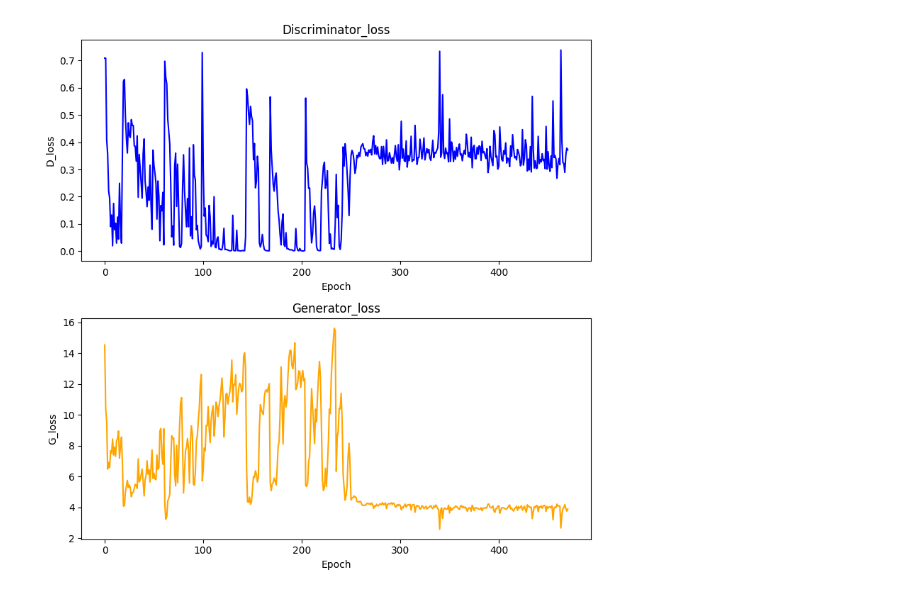
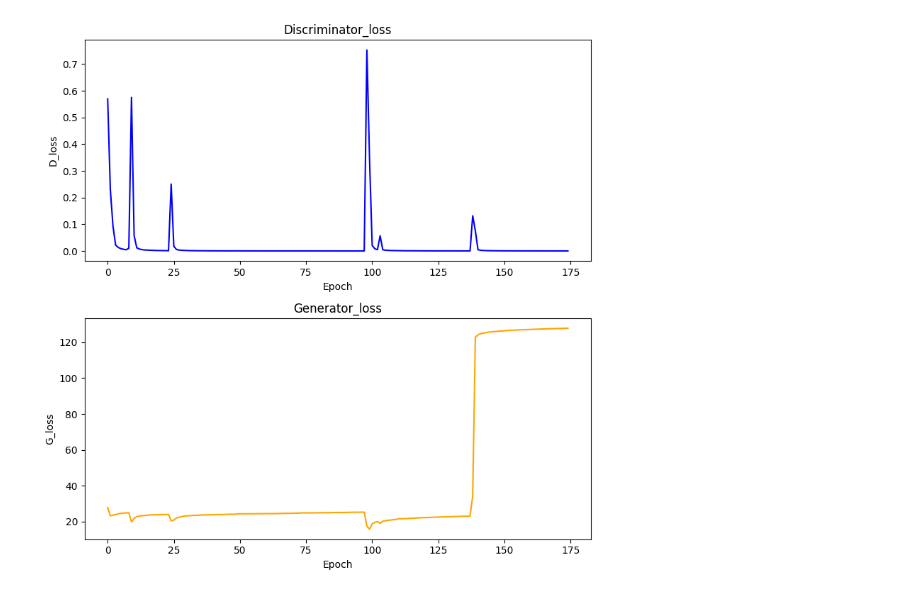
Before and after one commit to SachinPatel2707/mtp_synthrad, a Jupyter notebook: backup/my_pix2pix/misc.ipynb, the cells around one changed output. Saved outputs shown, nothing was run; the diff lists cells and outputs as text; code cells hidden in the pictures.

```diff
--- a/backup/my_pix2pix/misc.ipynb
+++ b/backup/my_pix2pix/misc.ipynb
@@ -14,33 +14,33 @@ from scipy.ndimage import zoom
 # %%
 # Step 1: Import necessary libraries
 import pandas as pd
 import matplotlib.pyplot as plt
 
 # Step 2: Read data from CSV file into a DataFrame
-file_path = "Models/v1.5.3/evaluation/losses.csv"  # Replace with the actual path to your CSV file
+file_path = "Models/v2.11/evaluation/losses.csv"  # Replace with the actual path to your CSV file
 df = pd.read_csv(file_path)
 
 # Step 3: Create subplots
 fig, axs = plt.subplots(2, 1, figsize=(8, 8))
 
 # Plot for x column
-axs[0].plot(df.index, df['D_loss'], label='D_loss', color='blue')
+axs[0].plot(df.index, df['D_Loss'], label='D_loss', color='blue')
 axs[0].set_title('Discriminator_loss')
 axs[0].set_xlabel('Epoch')
 axs[0].set_ylabel('D_loss')
 # axs[0].legend()
 
 # Plot for y column
-axs[1].plot(df.index, df['G_loss'], label='G_loss', color='orange')
+axs[1].plot(df.index, df['G_Loss'], label='G_loss', color='orange')
 axs[1].set_title('Generator_loss')
 axs[1].set_xlabel('Epoch')
 axs[1].set_ylabel('G_loss')
 # axs[1].legend()
 
 # Adjust layout to prevent clipping of titles
 plt.tight_layout()
 
 # Show the plots
 plt.show()
 # %% [output]
-[figure, old version]
+[figure, new version]
```
Also changed, not shown: 6 other files.
